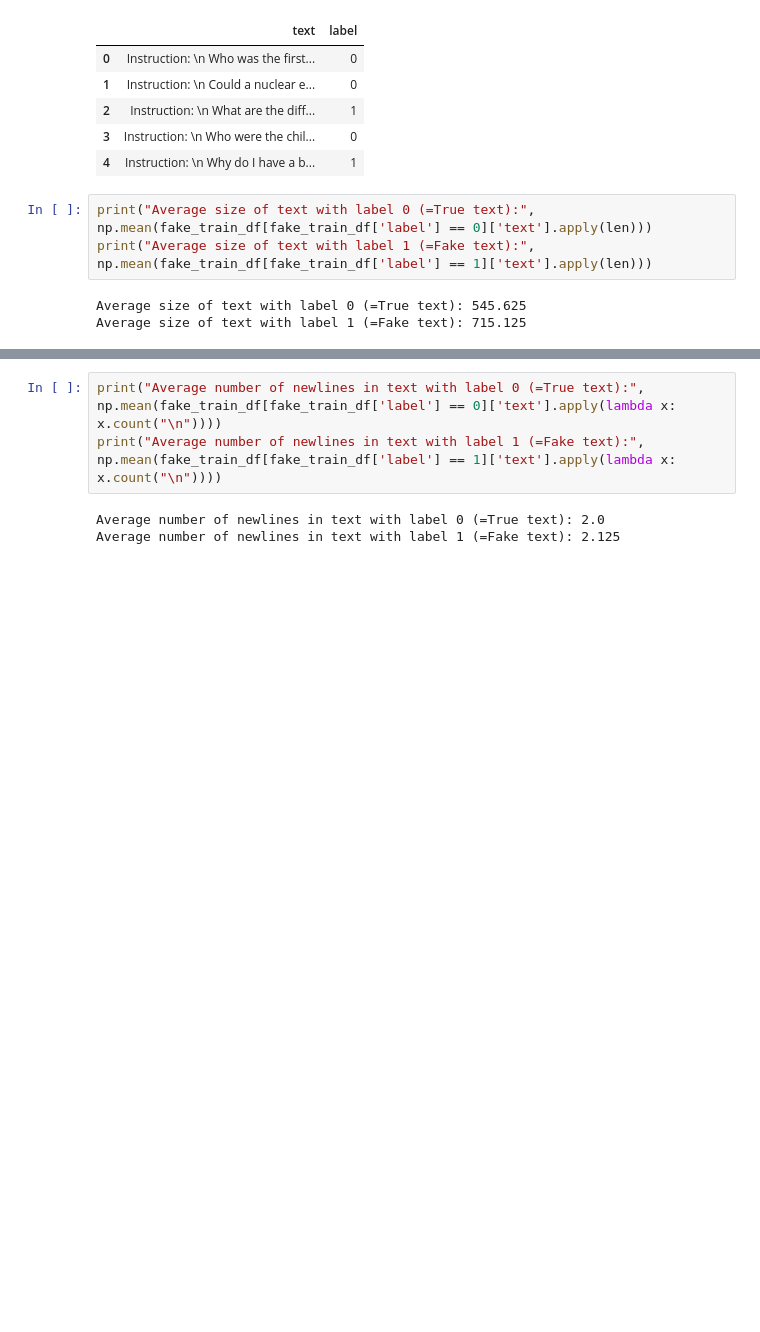
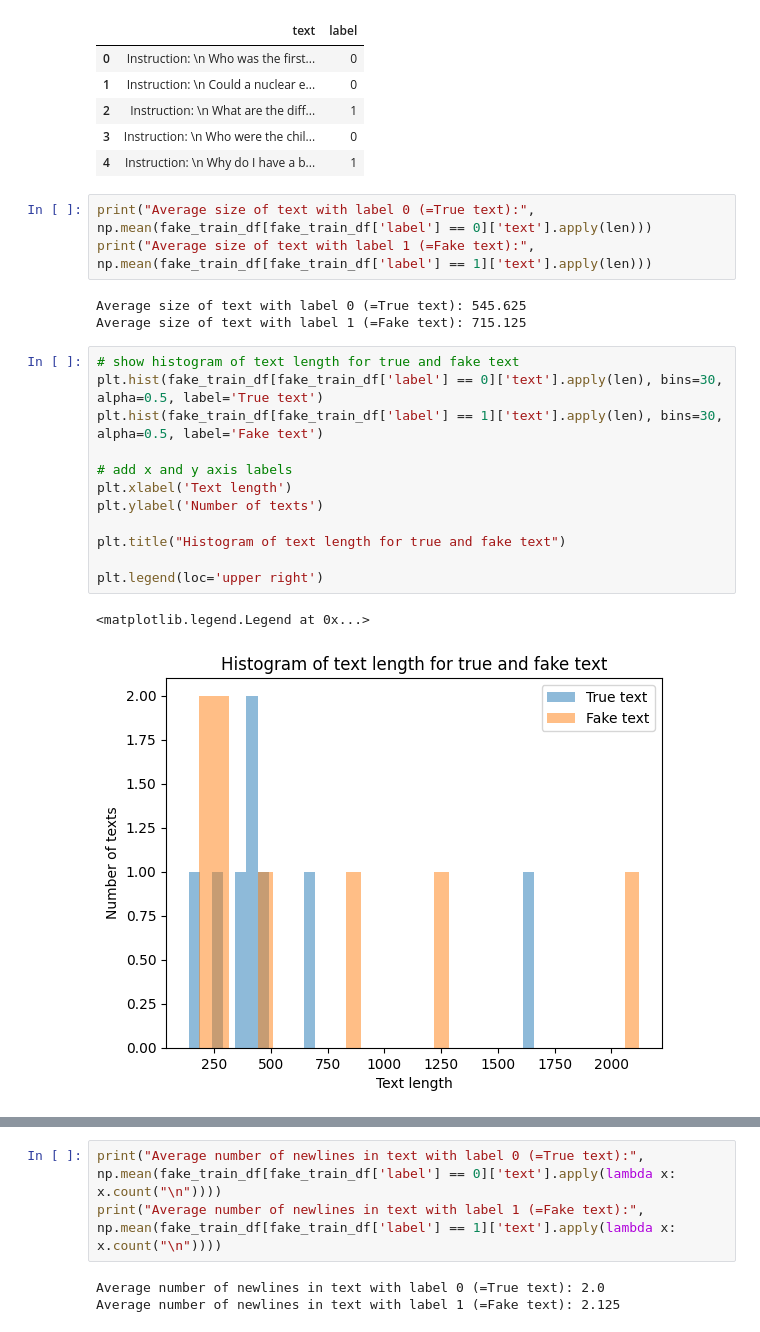
Before and after one commit to marluxiaboss/text_llm_detector, a Jupyter notebook: explore_fake_true_dataset.ipynb, the cells around one changed output, grey strips where cells are left out. Cells and saved outputs as stored; diff of their text form; blank space fills up the shorter version.

```diff
--- a/explore_fake_true_dataset.ipynb
+++ b/explore_fake_true_dataset.ipynb
@@ -77,3 +80,18 @@ print("Average size of text with label 1 (=Fake text):", np.mean(fake_train_df[f
 # %% [output]
 Average size of text with label 0 (=True text): 545.625
 Average size of text with label 1 (=Fake text): 715.125
+# %%
+# show histogram of text length for true and fake text
+plt.hist(fake_train_df[fake_train_df['label'] == 0]['text'].apply(len), bins=30, alpha=0.5, label='True text')
+plt.hist(fake_train_df[fake_train_df['label'] == 1]['text'].apply(len), bins=30, alpha=0.5, label='Fake text')
+
+# add x and y axis labels
+plt.xlabel('Text length')
+plt.ylabel('Number of texts')
+
+plt.title("Histogram of text length for true and fake text")
+
+plt.legend(loc='upper right')
+# %% [output]
+<matplotlib.legend.Legend at 0x...>
+[figure, added]
```
Also changed, not shown: parts of 6 cells of this notebook.
